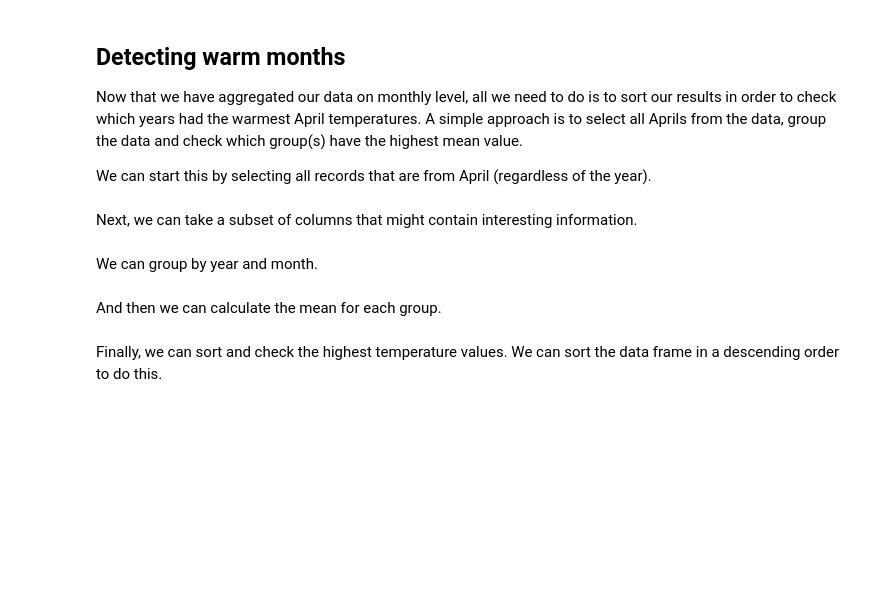
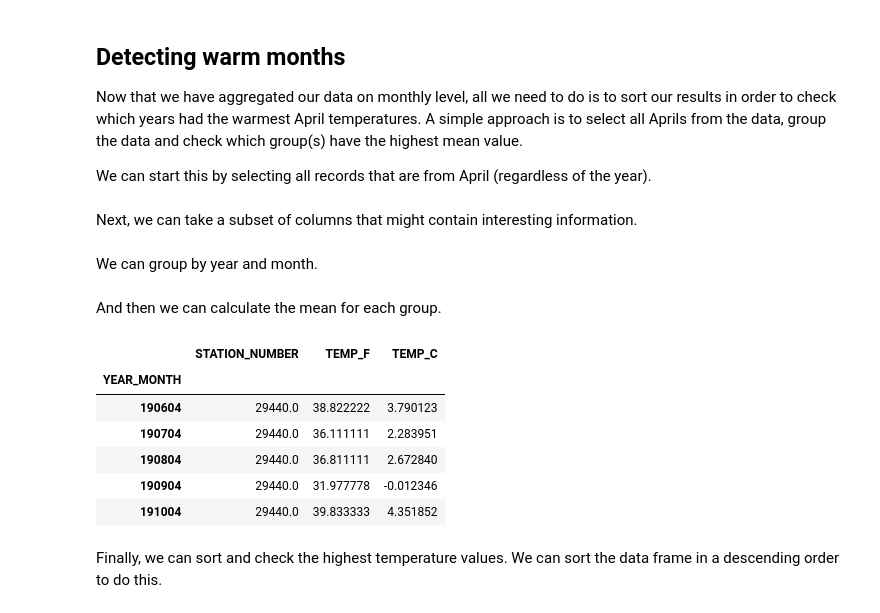
Before and after one commit to jeromemaiquez/geopython_notebooks, a Jupyter notebook: L6/advanced-data-processing-with-pandas.ipynb, the cells around one changed output. Drawn from its saved outputs; the diff is of its cells as text; code cells hidden in the pictures; blank space fills up the shorter version.

```diff
--- a/L6/advanced-data-processing-with-pandas.ipynb
+++ b/L6/advanced-data-processing-with-pandas.ipynb
@@ -822,2 +913,12 @@ And then we can calculate the mean for each group.
+# %%
+monthly_mean.head()
+# %% [output]
+|  | STATION_NUMBER | TEMP_F | TEMP_C |
+| YEAR_MONTH |  |  |  |
+| 190604 | 29440.0 | 38.822222 | 3.790123 |
+| 190704 | 29440.0 | 36.111111 | 2.283951 |
+| 190804 | 29440.0 | 36.811111 | 2.672840 |
+| 190904 | 29440.0 | 31.977778 | -0.012346 |
+| 191004 | 29440.0 | 39.833333 | 4.351852 |
 # %% [markdown]
 Finally, we can sort and check the highest temperature values. We can sort the data frame in a descending order to do this.
```
Also changed, not shown: parts of 23 cells of this notebook.
